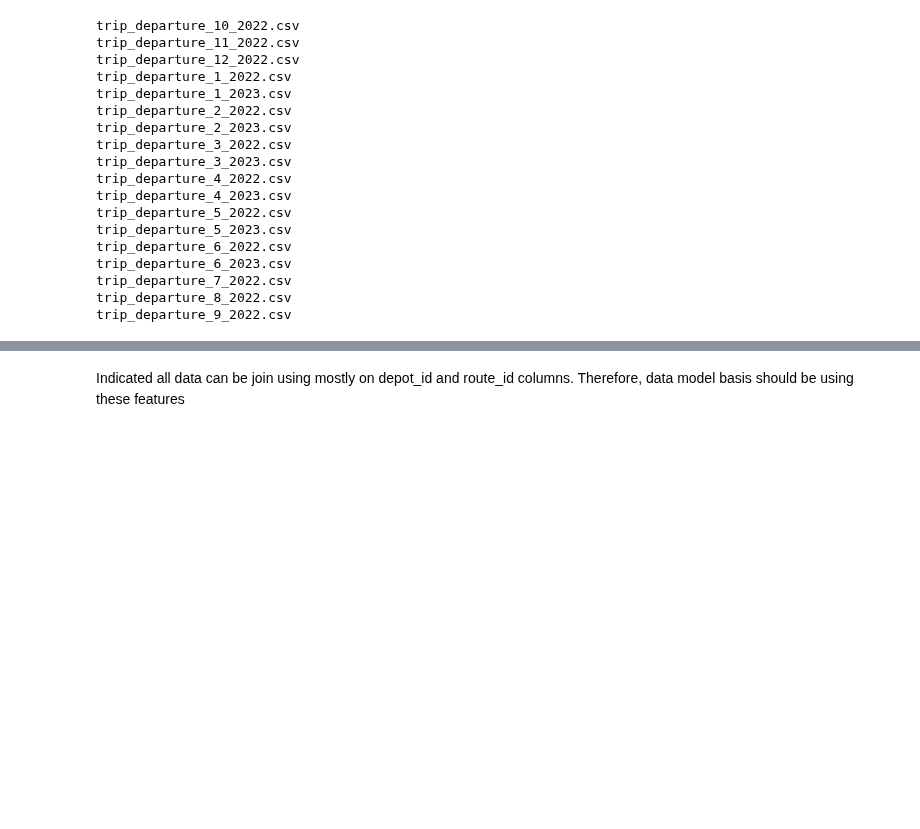
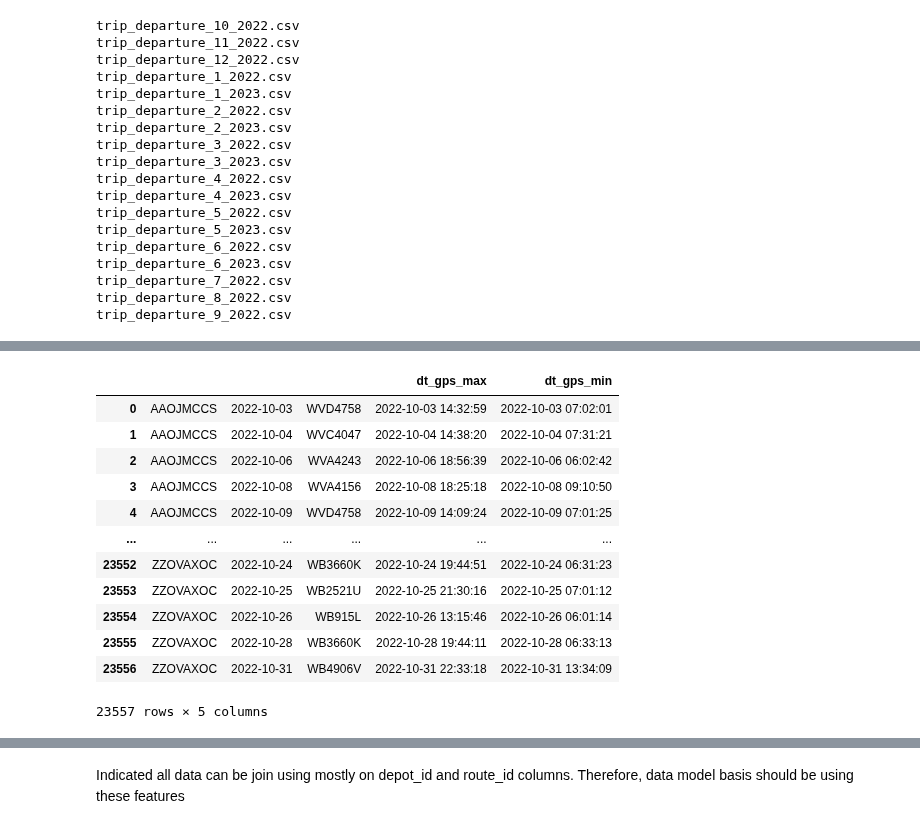
Before and after one commit to izardy/myrapid-backend, a Jupyter notebook: etl/sandbox.ipynb, the cells around one changed output, grey strips where cells are left out. Drawn from its saved outputs; the diff is of its cells as text; code cells hidden in the pictures; blank space fills up the shorter version.

```diff
--- a/etl/sandbox.ipynb
+++ b/etl/sandbox.ipynb
@@ -296,0 +354,16 @@ trip_departure_9_2022.csv
+# %%
+df.columns=df.columns.droplevel()
+# %% [output]
+|  |  |  |  | dt_gps_max | dt_gps_min |
+| 0 | AAOJMCCS | 2022-10-03 | WVD4758 | 2022-10-03 14:32:59 | 2022-10-03 07:02:01 |
+| 1 | AAOJMCCS | 2022-10-04 | WVC4047 | 2022-10-04 14:38:20 | 2022-10-04 07:31:21 |
+| 2 | AAOJMCCS | 2022-10-06 | WVA4243 | 2022-10-06 18:56:39 | 2022-10-06 06:02:42 |
+| 3 | AAOJMCCS | 2022-10-08 | WVA4156 | 2022-10-08 18:25:18 | 2022-10-08 09:10:50 |
+| 4 | AAOJMCCS | 2022-10-09 | WVD4758 | 2022-10-09 14:09:24 | 2022-10-09 07:01:25 |
+| ... | ... | ... | ... | ... | ... |
+| 23552 | ZZOVAXOC | 2022-10-24 | WB3660K | 2022-10-24 19:44:51 | 2022-10-24 06:31:23 |
+| 23553 | ZZOVAXOC | 2022-10-25 | WB2521U | 2022-10-25 21:30:16 | 2022-10-25 07:01:12 |
+| 23554 | ZZOVAXOC | 2022-10-26 | WB915L | 2022-10-26 13:15:46 | 2022-10-26 06:01:14 |
+| 23555 | ZZOVAXOC | 2022-10-28 | WB3660K | 2022-10-28 19:44:11 | 2022-10-28 06:33:13 |
+| 23556 | ZZOVAXOC | 2022-10-31 | WB4906V | 2022-10-31 22:33:18 | 2022-10-31 13:34:09 |
+23557 rows × 5 columns
```
Also changed, not shown: parts of 8 cells of this notebook, 3 other files.
